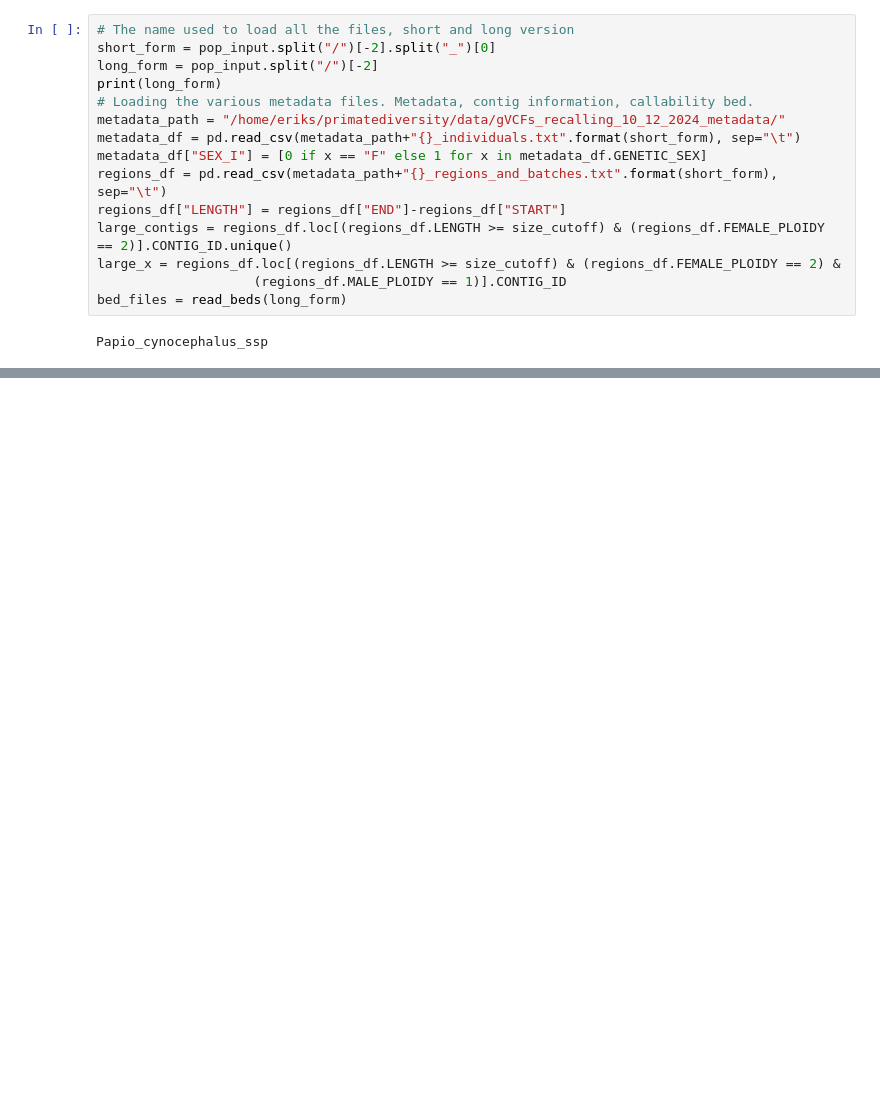
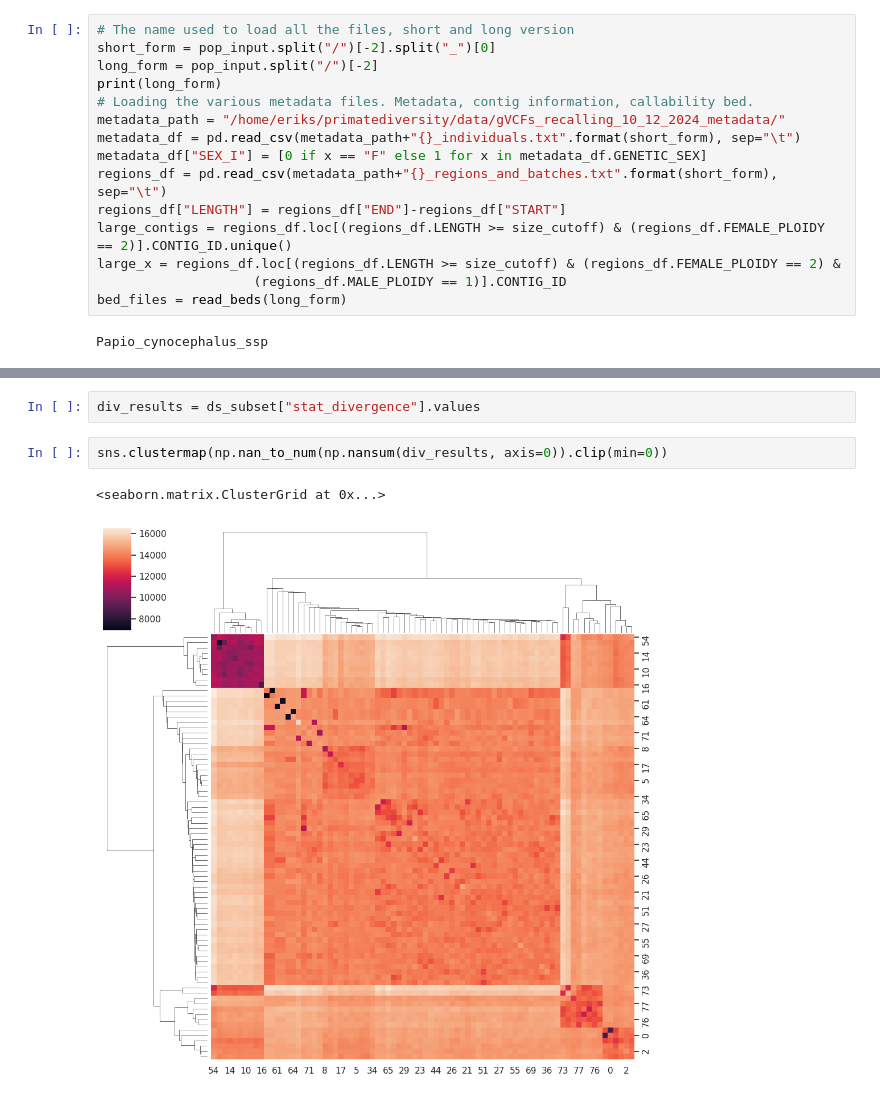
Before and after one commit to erikfogh/selection_primates, a Jupyter notebook: notebooks/standard04_fst_and_het.ipynb, the cells around one changed output, grey strips where cells are left out. Drawn from its saved outputs; the diff is of its cells as text; blank space fills up the shorter version.

```diff
--- a/notebooks/standard04_fst_and_het.ipynb
+++ b/notebooks/standard04_fst_and_het.ipynb
@@ -134,0 +364,7 @@ fst_results
+# %%
+div_results = ds_subset["stat_divergence"].values
+# %%
+sns.clustermap(np.nan_to_num(np.nansum(div_results, axis=0)).clip(min=0))
+# %% [output]
+<seaborn.matrix.ClusterGrid at 0x...>
+[figure, added]
```
Also changed, not shown: parts of 39 cells of this notebook, 9 other files.
